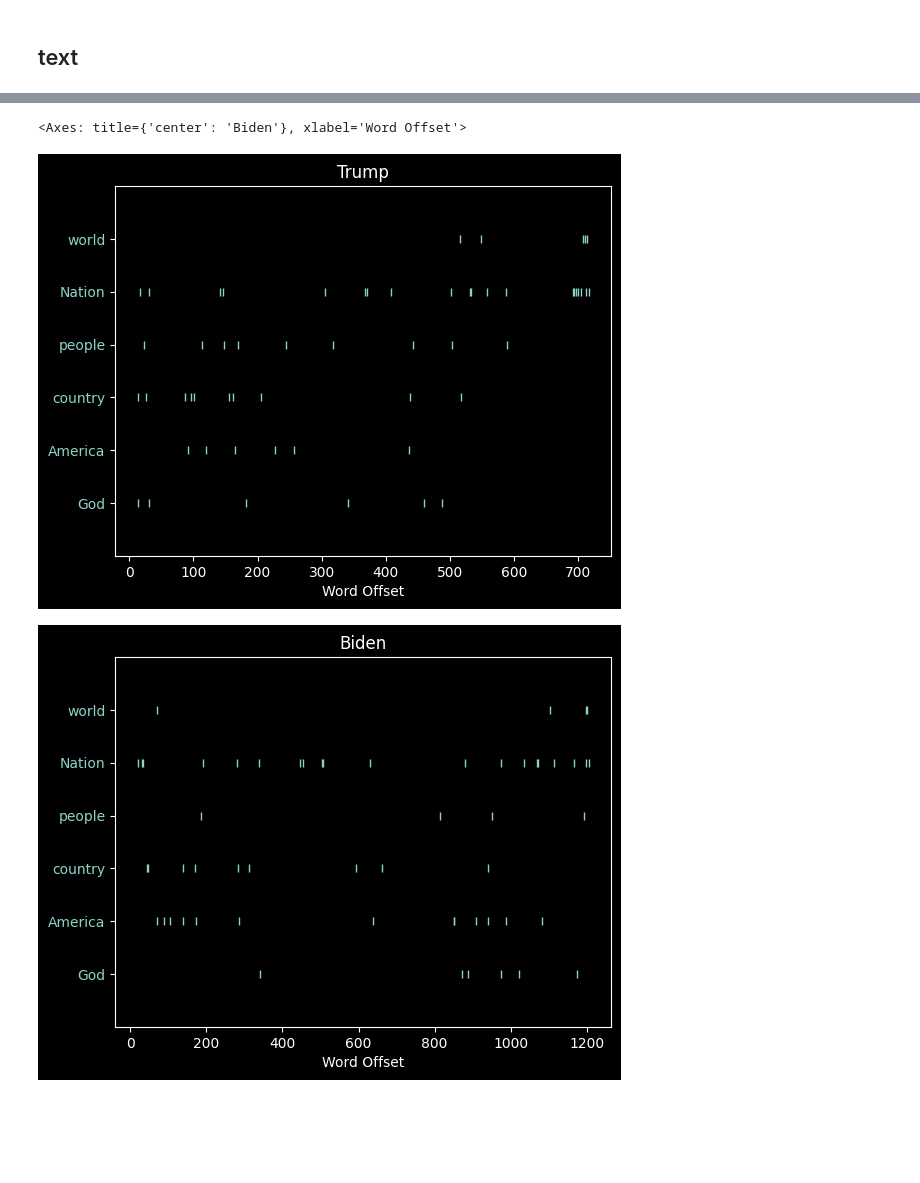
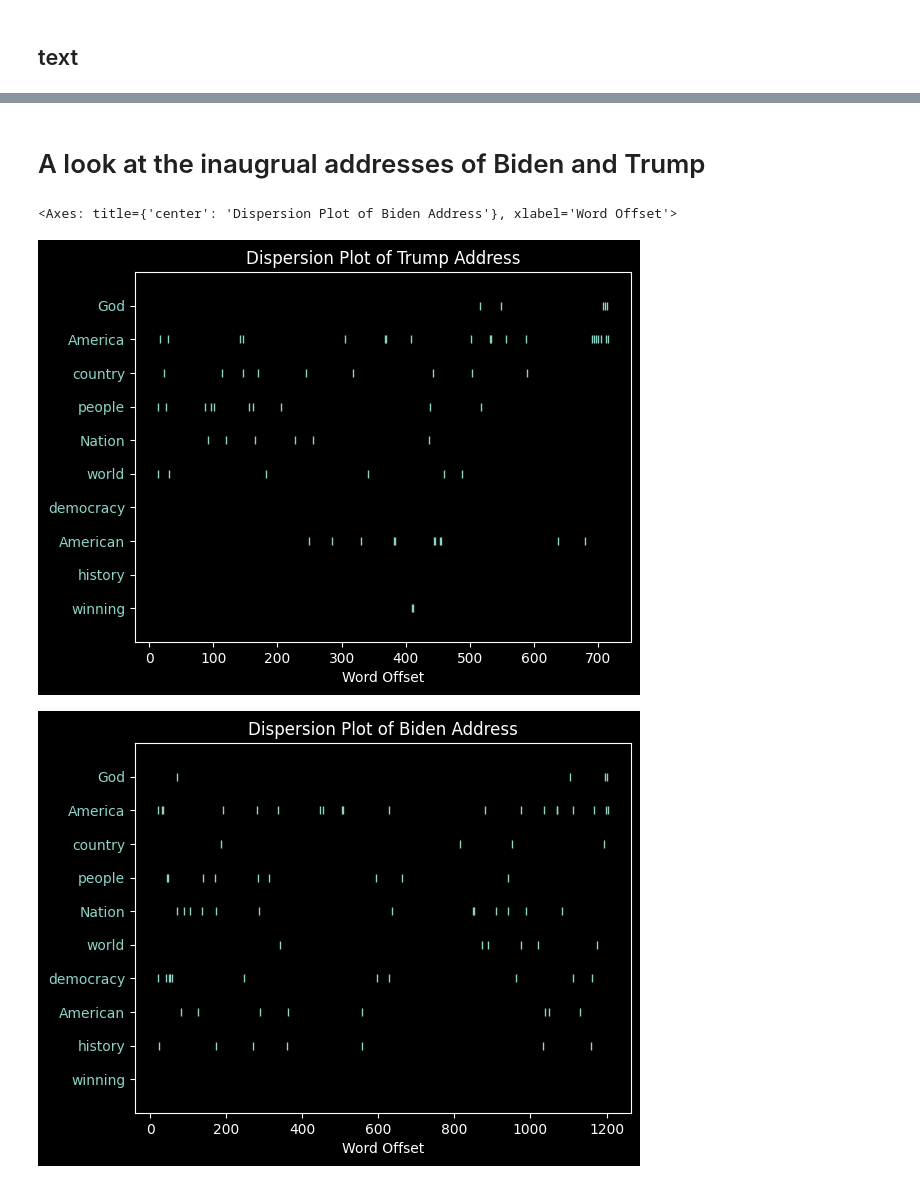
Before and after one commit to Luke-Chesley/Wiki-page-sentiment, a Jupyter notebook: Sentiment_of_wikipedia_pages.ipynb, the cells around one changed output, grey strips where cells are left out. Saved outputs shown, nothing was run; the diff lists cells and outputs as text; code cells hidden in the pictures; blank space fills up the shorter version.

```diff
--- a/Sentiment_of_wikipedia_pages.ipynb
+++ b/Sentiment_of_wikipedia_pages.ipynb
@@ -542,10 +555,14 @@ def dispersion_plot(text, words, ignore_case=False, title="Lexical Dispersion Pl
             "See https://matplotlib.org/"
         ) from e
 
-    word2y = {
-        word.casefold() if ignore_case else word: y
-        for y, word in enumerate(reversed(words))
-    }
+    word2y = {}
+    unique_words = []
+    for word in words:
+        word_key = word.casefold() if ignore_case else word
+        if word_key not in word2y:
+            word2y[word_key] = len(unique_words)
+            unique_words.append(word)
+
     xs, ys = [], []
     for x, token in enumerate(text):
         token = token.casefold() if ignore_case else token
@@ -556,8 +573,8 @@ def dispersion_plot(text, words, ignore_case=False, title="Lexical Dispersion Pl
 
     _, ax = plt.subplots()
     ax.plot(xs, ys, "|")
-    ax.set_yticks(list(range(len(words))), words, color="C0")
-    ax.set_ylim(-1, len(words))
+    ax.set_yticks(list(range(len(unique_words))), unique_words, color="C0")
+    ax.set_ylim(-1, len(unique_words))
     ax.set_title(title)
     ax.set_xlabel("Word Offset")
     return ax
@@ -581,3 +581,5 @@ True
+# %% [markdown]
+# A look at the inaugrual addresses of Biden and Trump
 # %%
 # Remove stop words and punctuation
 stops = stopwords.words("english")
@@ -604,12 +607,34 @@ df_biden["biden_pos"] = [tag[1] for tag in nltk.pos_tag(df_biden["biden_token"])
 # concat the two dataframes
 df = pd.concat([df_trump, df_biden], axis=1)
 # %%
-list_of_words_to_plot = ["God", "America", "country", "people", "Nation", "world",]
+list_of_words_to_plot = [
+    "God",
+    "America",
+    "country",
+    "people",
+    "Nation",
+    "world",
+    "democracy",
+    "American",
+    "history",
+    "winning",
+]
+
+
+list_of_words_to_plot.reverse()
 # %%
 # Dispersion plot for Trump and biden tokens
-dispersion_plot(df_trump["trump_token"], list_of_words_to_plot, title="Trump")
-dispersion_plot(df_biden["biden_token"], list_of_words_to_plot, title="Biden")
+dispersion_plot(
+    df["trump_token"],
+    list_of_words_to_plot,
+    title="Dispersion Plot of Trump Address",
+)
+dispersion_plot(
+    df["biden_token"],
+    list_of_words_to_plot,
+    title="Dispersion Plot of Biden Address",
+)
 # %% [output]
-<Axes: title={'center': 'Biden'}, xlabel='Word Offset'>
+<Axes: title={'center': 'Dispersion Plot of Biden Address'}, xlabel='Word Offset'>
-[figure, old version]
+[figure, new version]
-[figure, old version]
+[figure, new version]
```
Also changed, not shown: parts of 5 cells of this notebook.
